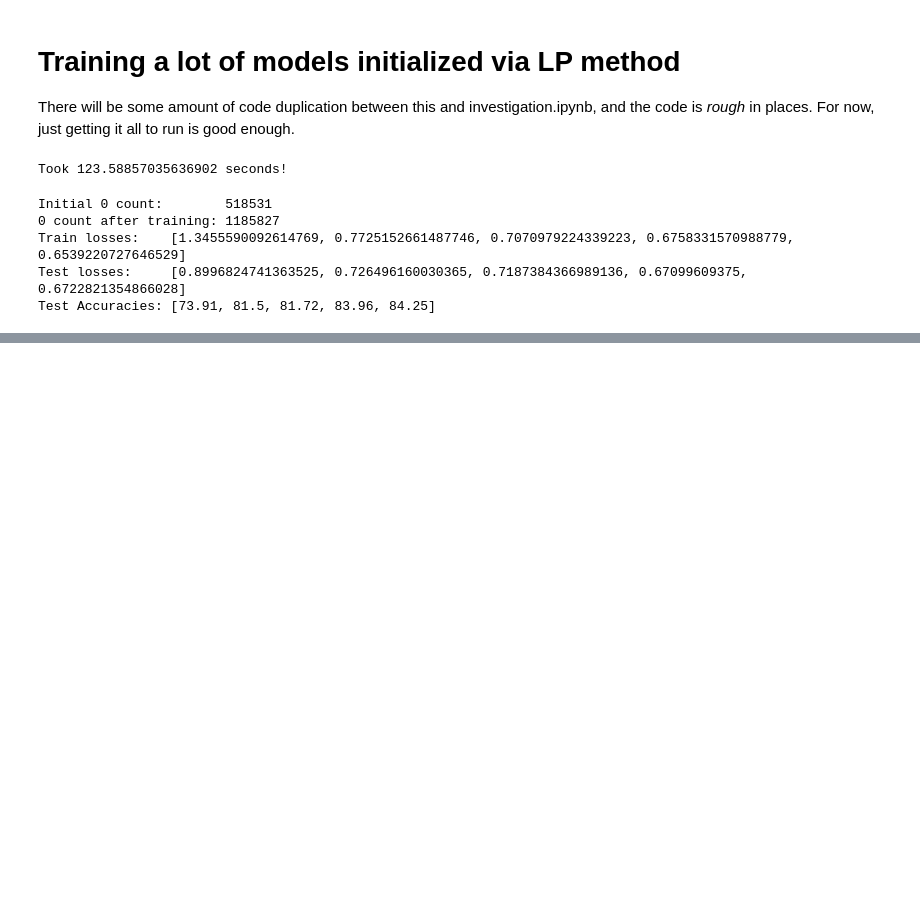
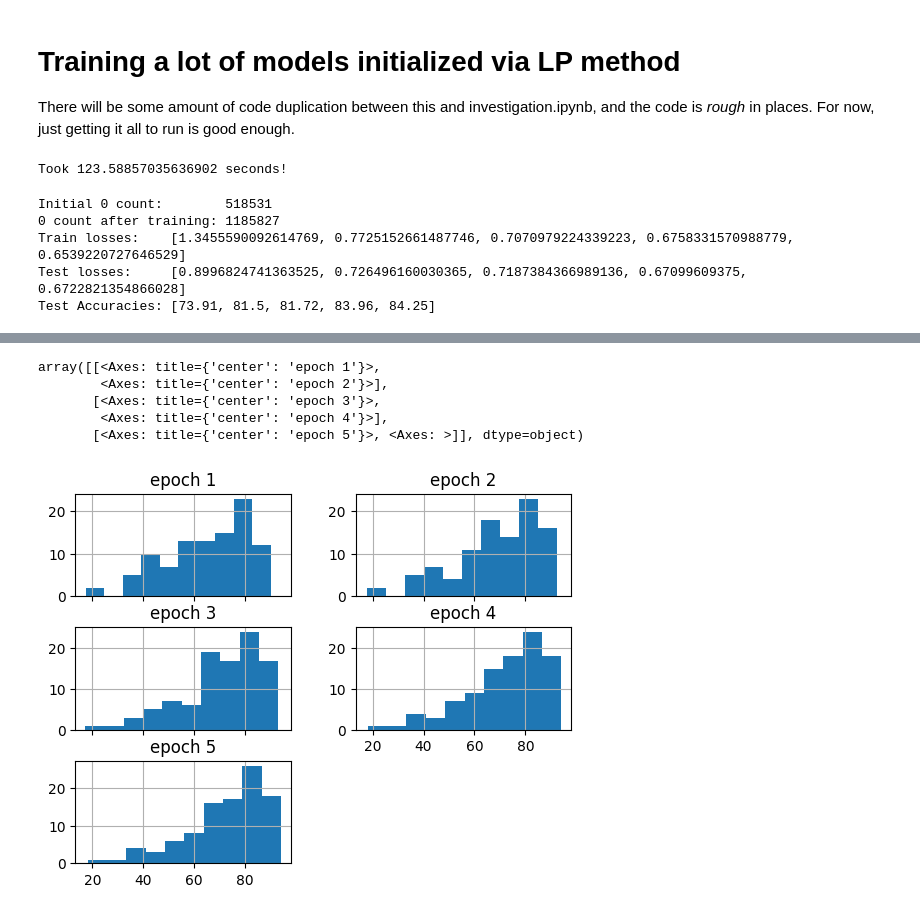
Before and after one commit to AS0berle/generalization-preconditioning, a Jupyter notebook: direct/linprog_model_study.ipynb, the cells around one changed output, grey strips where cells are left out. Cells and saved outputs as stored; diff of their text form; code cells hidden in the pictures; blank space fills up the shorter version.

```diff
--- a/direct/linprog_model_study.ipynb
+++ b/direct/linprog_model_study.ipynb
@@ -224,8 +224,10 @@ def train_many(num_to_train=2, epochs=5, lr=.01, batch_size_train=64, batch_size
                                    ])),
                              batch_size=batch_size_test, shuffle=True)
     results = []
-    for _ in range(num_to_train):
+    for i in range(num_to_train):
         results.append(train_lp_mnist_model(train_loader, test_loader, epochs, lr))
+
+        print(f"Finished {i+1}/{num_to_train}")
 
     collected_results = CollectedResults(results)
     return collected_results
@@ -287,0 +292,5 @@ Test Accuracies: [59.0, 63.33, 62.1, 64.4, 64.98]
+# %%
+start = time.time()
+many_results = train_many(100)
+stop = time.time()
+print(f"Took {(stop - start)/60} minutes")
@@ -287,0 +319,5 @@ Test Accuracies: [59.0, 63.33, 62.1, 64.4, 64.98]
+# %%
+train_df = pd.DataFrame(data=many_results.train_losses, columns=[f'epoch {x+1}' for x in range(5)])
+test_loss_df = pd.DataFrame(data=many_results.test_losses, columns=[f'epoch {x+1}' for x in range(5)])
+test_acc_df = pd.DataFrame(data=many_results.test_accs, columns=[f'epoch {x+1}' for x in range(5)])
+zero_count_df = pd.DataFrame(data=many_results.zero_counts, columns=("before training", "after training"))
@@ -287,0 +360,9 @@ Test Accuracies: [59.0, 63.33, 62.1, 64.4, 64.98]
+# %%
+test_acc_df.hist(sharex=True)
+# %% [output]
+array([[<Axes: title={'center': 'epoch 1'}>,
+        <Axes: title={'center': 'epoch 2'}>],
+       [<Axes: title={'center': 'epoch 3'}>,
+        <Axes: title={'center': 'epoch 4'}>],
+       [<Axes: title={'center': 'epoch 5'}>, <Axes: >]], dtype=object)
+[figure, added]
```
Also changed, not shown: parts of 13 cells of this notebook, 1 other file.
